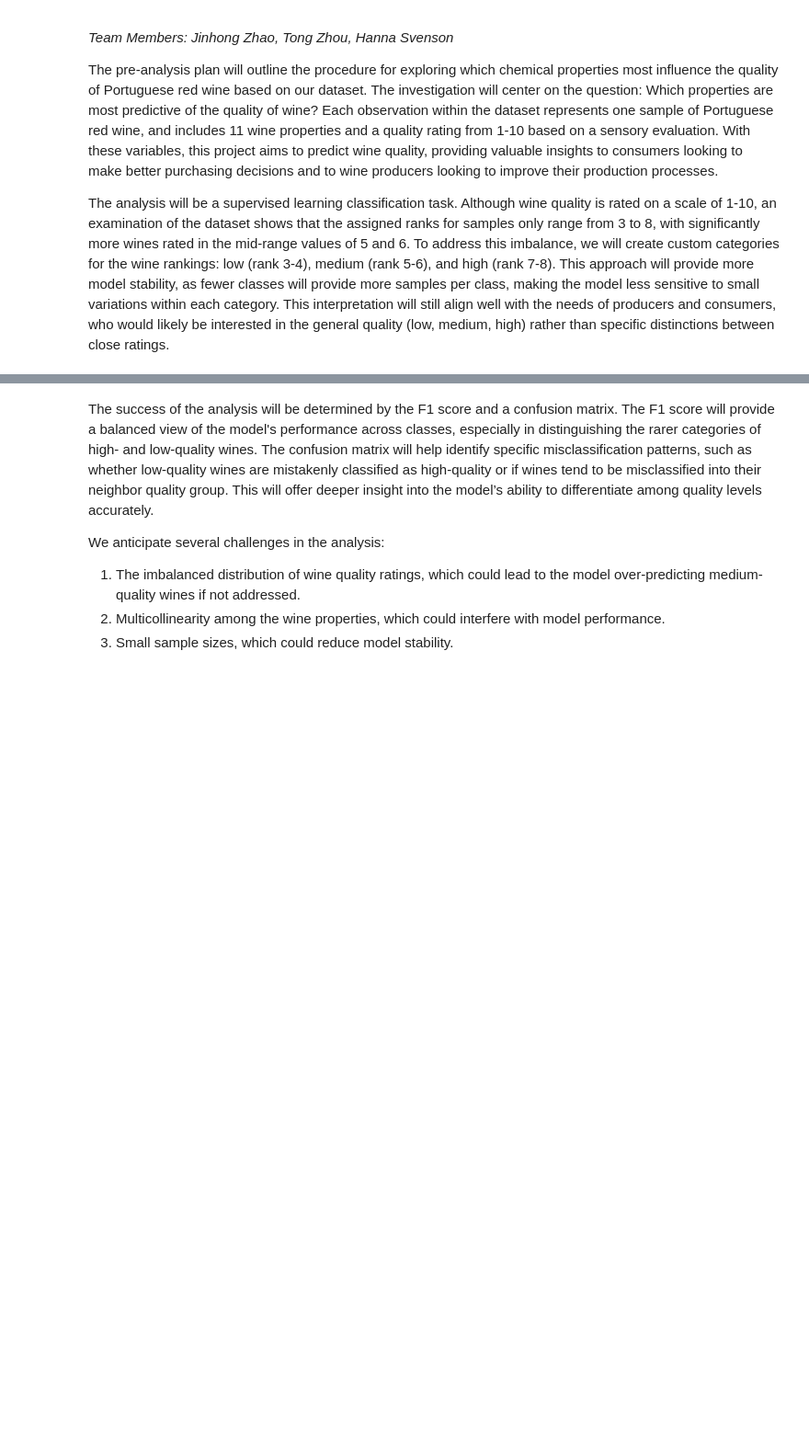
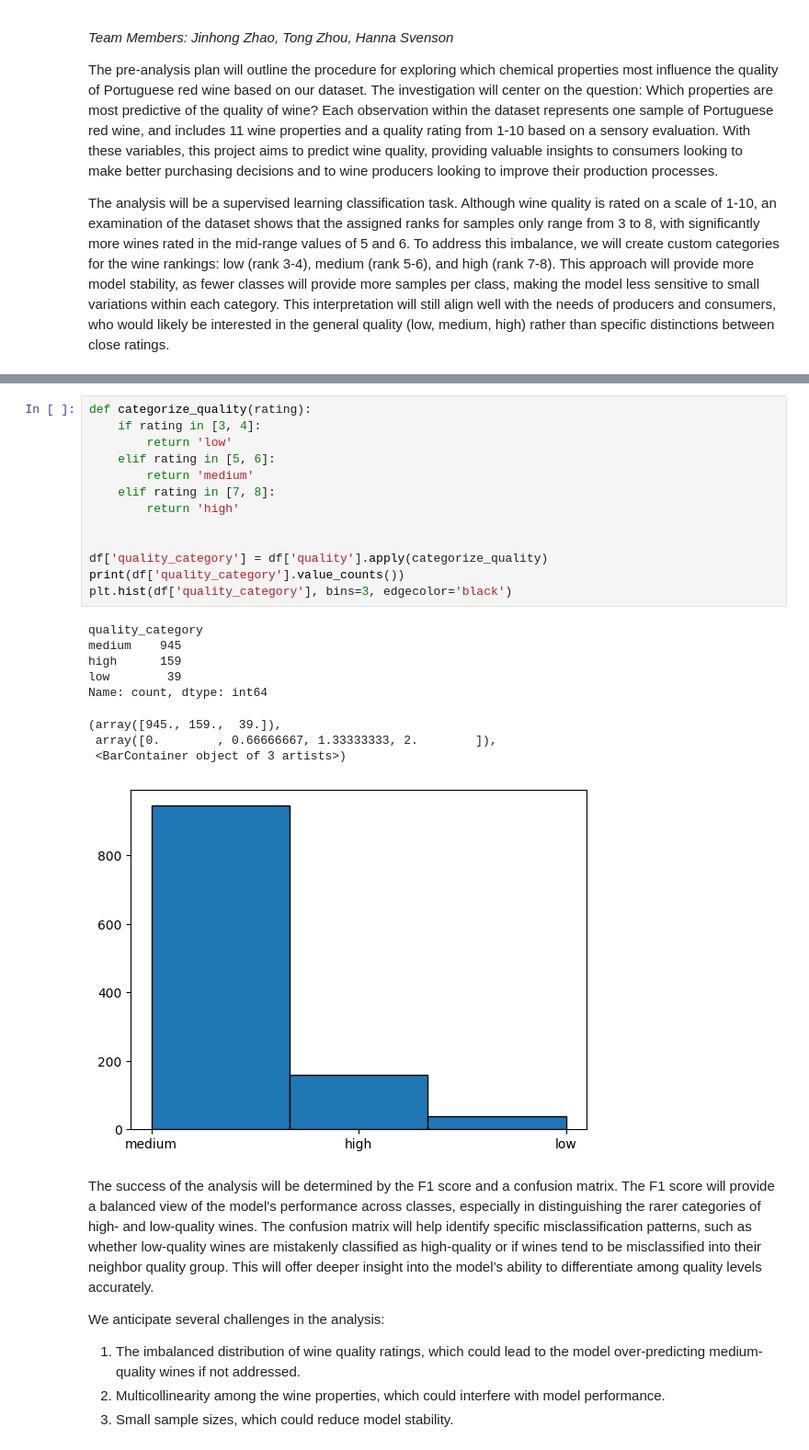
Before and after one commit to JinMizar/ds3001_final_project, a Jupyter notebook: Pre_Analysis_Plan.ipynb, the cells around one changed output, grey strips where cells are left out. Shown at 92% size. Cells and saved outputs as stored; diff of their text form; blank space fills up the shorter version.

```diff
--- a/Pre_Analysis_Plan.ipynb
+++ b/Pre_Analysis_Plan.ipynb
@@ -17,3 +40,26 @@ The analysis will be a supervised learning classification task. Although wine qu
+# %%
+def categorize_quality(rating):
+    if rating in [3, 4]:
+        return 'low'
+    elif rating in [5, 6]:
+        return 'medium'
+    elif rating in [7, 8]:
+        return 'high'
+
+
+df['quality_category'] = df['quality'].apply(categorize_quality)
+print(df['quality_category'].value_counts())
+plt.hist(df['quality_category'], bins=3, edgecolor='black')
+# %% [output]
+quality_category
+medium    945
+high      159
+low        39
+Name: count, dtype: int64
+(array([945., 159.,  39.]),
+ array([0.        , 0.66666667, 1.33333333, 2.        ]),
+ <BarContainer object of 3 artists>)
+[figure, added]
 # %% [markdown]
 The success of the analysis will be determined by the F1 score and a confusion matrix. The F1 score will provide a balanced view of the model's performance across classes, especially in distinguishing the rarer categories of high- and low-quality wines. The confusion matrix will help identify specific misclassification patterns, such as whether low-quality wines are mistakenly classified as high-quality or if wines tend to be misclassified into their neighbor quality group. This will offer deeper insight into the model’s ability to differentiate among quality levels accurately.
 
```
Also changed, not shown: parts of 11 cells of this notebook.
